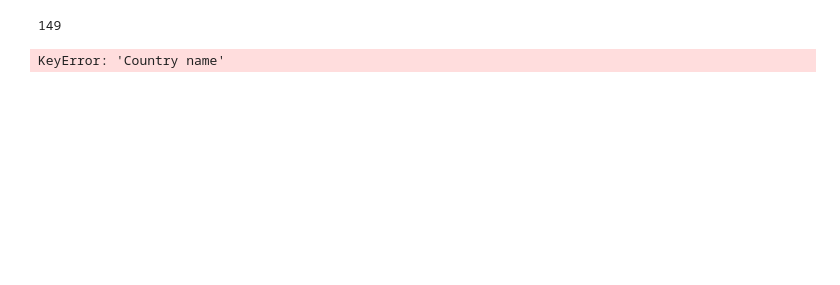
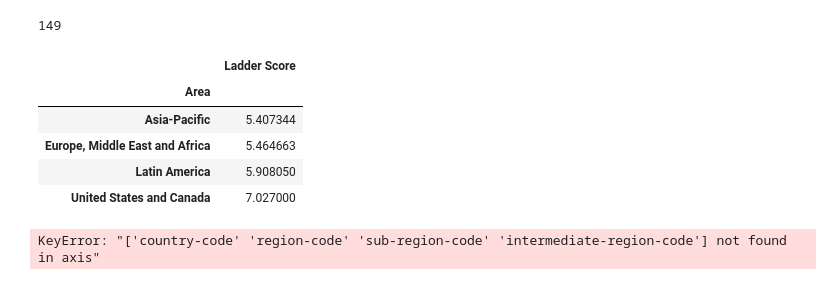
Before and after one commit to adamholcomb/Python-Media-Happiness-Analysis, a Jupyter notebook: HappinessIndex-KF.ipynb, the cells around one changed output. Drawn from its saved outputs; the diff is of its cells as text; code cells hidden in the pictures; blank space fills up the shorter version.

Commit message:
Groupby by Area and mean on Lagger score

```diff
--- a/HappinessIndex-KF.ipynb
+++ b/HappinessIndex-KF.ipynb
@@ -271,8 +271,20 @@ world_happiness_report_sub.loc[world_happiness_report_sub['Country'] == 'Russia'
 world_happiness_report_sub.loc[world_happiness_report_sub['Country'] == 'Tajikistan', 'Area'] = 'Asia-Pacific'
 world_happiness_report_sub.loc[world_happiness_report_sub['Country'] == 'Azerbaijan', 'Area'] = 'Asia-Pacific'
 world_happiness_report_sub.loc[world_happiness_report_sub['Country'] == 'Armenia', 'Area'] = 'Asia-Pacific'
-world_happiness_report_sub.loc[world_happiness_report_sub['Country name'] == 'Turkmenistan', 'Area'] = 'Asia-Pacific'
-world_happiness_report_sub.loc[world_happiness_report_sub['Country name'] == 'Georgia', 'Area'] = 'Asia-Pacific'
-world_happiness_report_sub.loc[world_happiness_report_sub['Country name'] == 'Ukraine', 'Area'] = 'Europe, Middle East and Africa'
+world_happiness_report_sub.loc[world_happiness_report_sub['Country'] == 'Turkmenistan', 'Area'] = 'Asia-Pacific'
+world_happiness_report_sub.loc[world_happiness_report_sub['Country'] == 'Georgia', 'Area'] = 'Asia-Pacific'
+world_happiness_report_sub.loc[world_happiness_report_sub['Country'] == 'Ukraine', 'Area'] = 'Europe, Middle East and Africa'
-# %% [output]
-KeyError: 'Country name'
+# %%
+world_happiness_report_sub = world_happiness_report_sub.groupby('Area').mean('Ladder score')
+world_happiness_report_sub
+# %% [output]
+|  | Ladder Score |
+| Area |  |
+| Asia-Pacific | 5.407344 |
+| Europe, Middle East and Africa | 5.464663 |
+| Latin America | 5.908050 |
+| United States and Canada | 7.027000 |
+# %%
+world_happiness_report_sub.drop(['country-code', 'region-code', 'sub-region-code', 'intermediate-region-code'], axis = 1, inplace = True)
+# %% [output]
+KeyError: "['country-code' 'region-code' 'sub-region-code' 'intermediate-region-code'] not found in axis"
```
Also changed, not shown: parts of 2 cells of this notebook.
